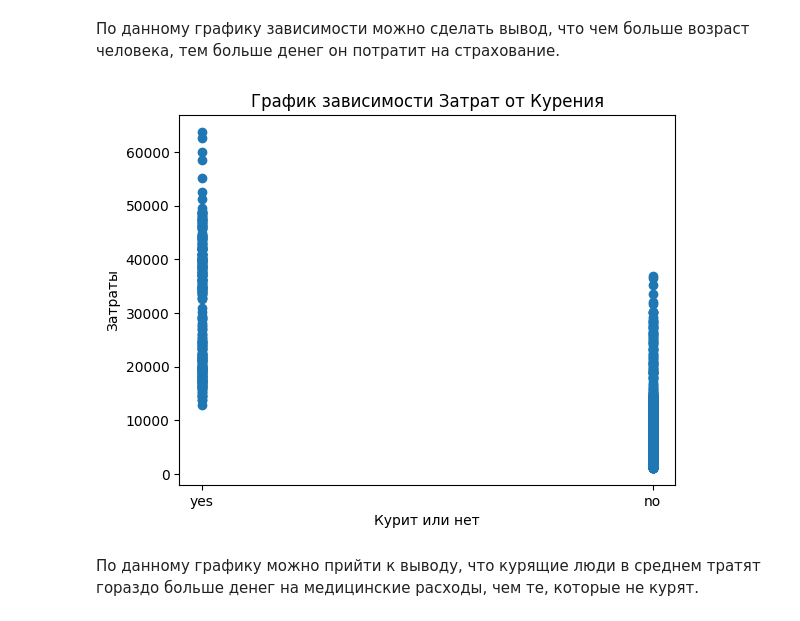
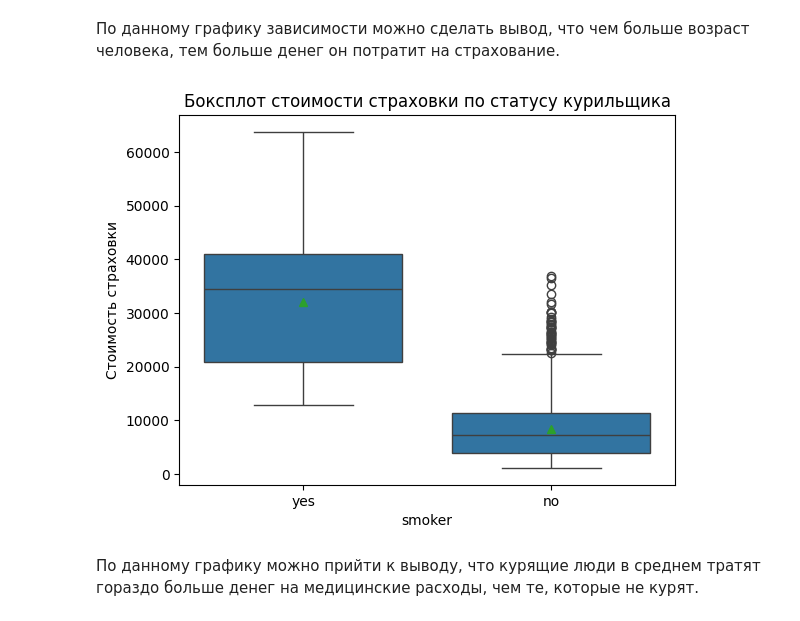
Before and after one commit to yulya11/introduction_to_ai, a Jupyter notebook: 02_lab_EDA.ipynb, the cells around one changed output. Saved outputs shown, nothing was run; the diff lists cells and outputs as text; code cells hidden in the pictures.

```diff
--- a/02_lab_EDA.ipynb
+++ b/02_lab_EDA.ipynb
@@ -259,13 +252,12 @@ plt.show()
 [figure]
 # %% [markdown]
 По данному графику зависимости можно сделать вывод, что чем больше возраст человека, тем больше денег он потратит на страхование.
-# %%
-plt.scatter(data.smoker, data.charges)
-plt.xlabel("Курит или нет")
-plt.ylabel("Затраты")
-plt.title("График зависимости Затрат от Курения")
-plt.show()
-# %% [output]
-[figure, removed]
+# %%
+sns.boxplot(x='smoker', y='charges', data=data[['smoker','charges']], showmeans=True)
+plt.title('Боксплот стоимости страховки по статусу курильщика')
+plt.ylabel('Стоимость страховки')
+plt.show()
+# %% [output]
+[figure, added]
 # %% [markdown]
 По данному графику можно прийти к выводу, что курящие люди в среднем тратят гораздо больше денег на медицинские расходы, чем те, которые не курят.
```
Also changed, not shown: parts of 6 cells of this notebook.
